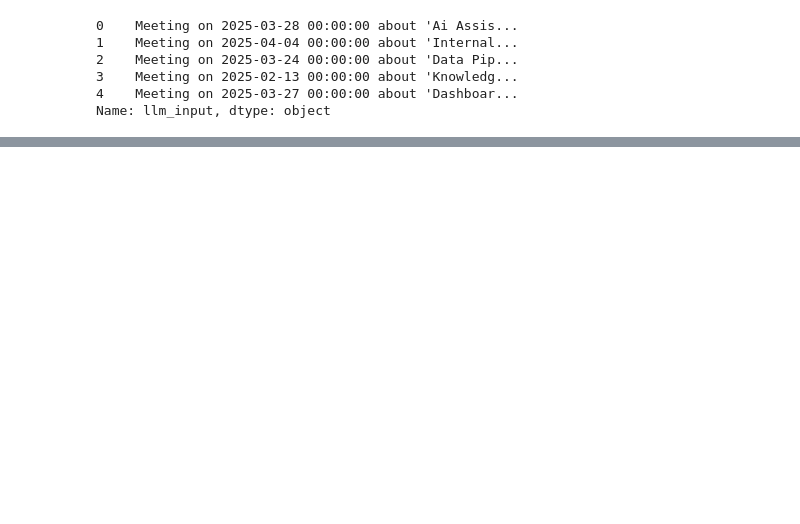
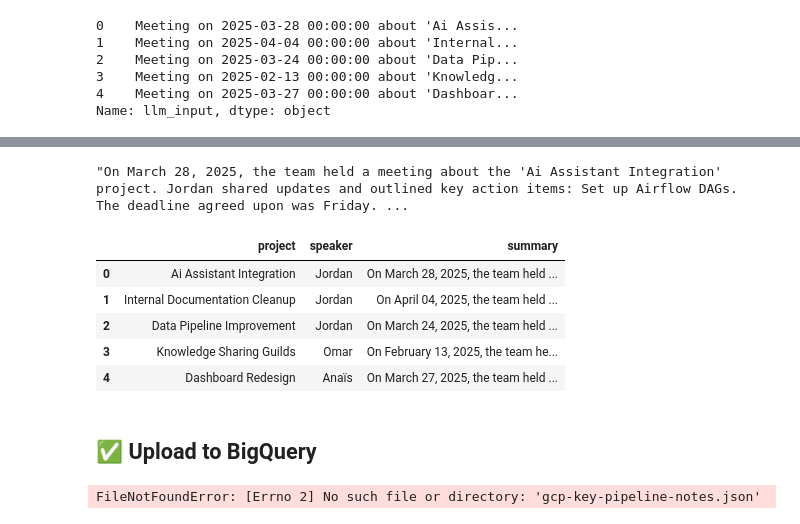
Before and after one commit to malibenbel/notes-optimizer, a Jupyter notebook: notebook.ipynb, the cells around one changed output, grey strips where cells are left out. Saved outputs shown, nothing was run; the diff lists cells and outputs as text; code cells hidden in the pictures; blank space fills up the shorter version.

```diff
--- a/notebook.ipynb
+++ b/notebook.ipynb
@@ -178,0 +164,36 @@ Successfully installed certifi-2025.1.31 charset-normalizer-3.4.1 filelock-3.18.
+# %%
+reformat_summary(df_clean.iloc[0])
+# %% [output]
+"On March 28, 2025, the team held a meeting about the 'Ai Assistant Integration' project. Jordan shared updates and outlined key action items: Set up Airflow DAGs. The deadline agreed upon was Friday. ...
+# %%
+df_clean["summary"] = df_clean.apply(reformat_summary, axis=1)
+# %%
+df_clean[["project", "speaker", "summary"]].head()
+# %% [output]
+|  | project | speaker | summary |
+| 0 | Ai Assistant Integration | Jordan | On March 28, 2025, the team held ... |
+| 1 | Internal Documentation Cleanup | Jordan | On April 04, 2025, the team held ... |
+| 2 | Data Pipeline Improvement | Jordan | On March 24, 2025, the team held ... |
+| 3 | Knowledge Sharing Guilds | Omar | On February 13, 2025, the team he... |
+| 4 | Dashboard Redesign | Anaïs | On March 27, 2025, the team held ... |
+# %% [markdown]
+## ✅ Upload to BigQuery
+# %%
+from google.oauth2 import service_account
+from pandas_gbq import to_gbq
+
+# 🔐 Use your downloaded JSON key here
+credentials = service_account.Credentials.from_service_account_file(
+    "gcp-key-pipeline-notes.json"  # <-- replace with the exact filename if different
+)
+
+# 🚀 Upload to BigQuery
+to_gbq(
+    dataframe=df_clean,
+    destination_table="meeting_notes.summarized_notes",  # dataset.table
+    project_id="pipeline-notes-optimizer",
+    credentials=credentials,
+    if_exists="replace"  # or "append" if you're adding more data later
+)
+# %% [output]
+FileNotFoundError: [Errno 2] No such file or directory: 'gcp-key-pipeline-notes.json'
```
Also changed, not shown: parts of 15 cells of this notebook, 3 other files.
